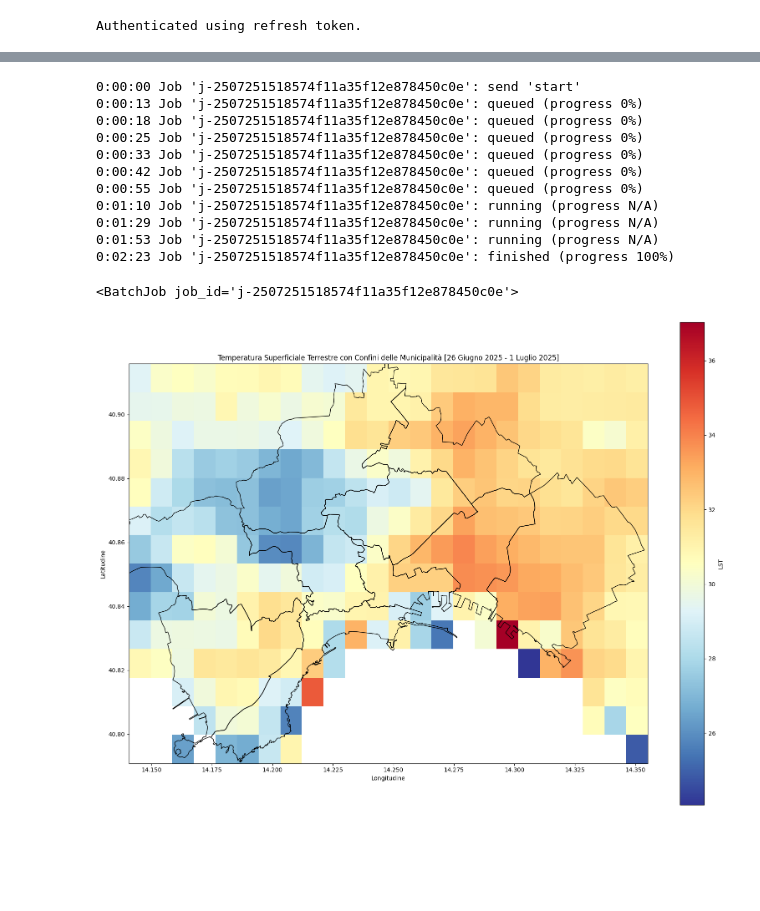
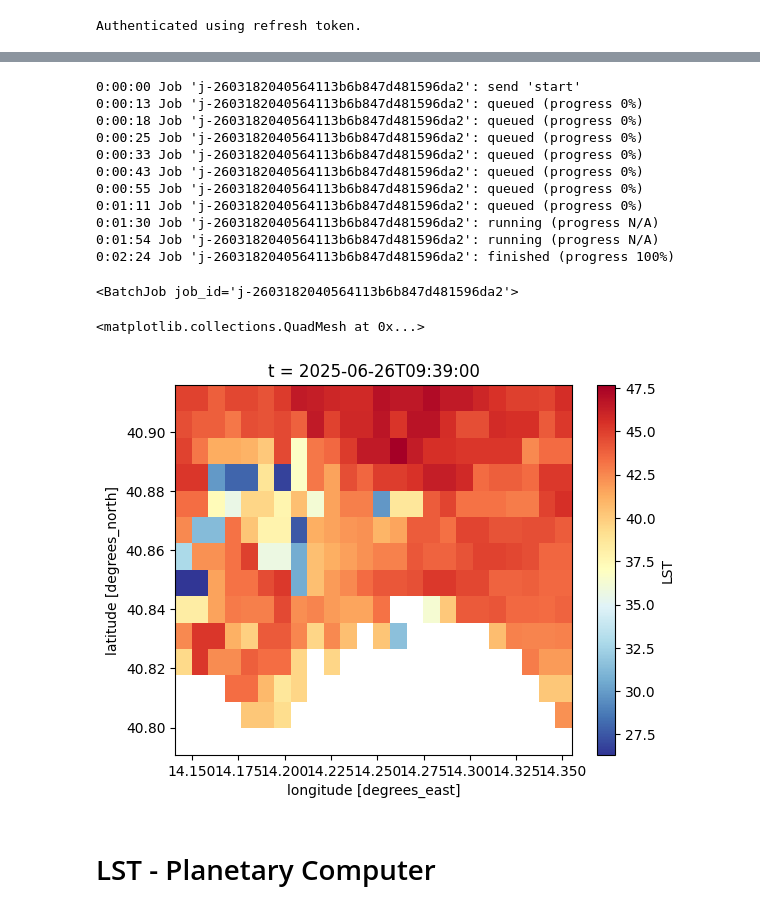
Before and after one commit to deinic/GeoCodes, a Jupyter notebook: cleanap/land_surface_temperature.ipynb, the cells around one changed output, grey strips where cells are left out. Cells and saved outputs as stored; diff of their text form; code cells hidden in the pictures; blank space fills up the shorter version.

```diff
--- a/cleanap/land_surface_temperature.ipynb
+++ b/cleanap/land_surface_temperature.ipynb
@@ -36,49 +36,41 @@ connection.list_collections()
 s3cube = connection.load_collection(
     "SENTINEL3_SLSTR_L2_LST",
     spatial_extent = spatial_extent  ,
-    temporal_extent=["2023-06-26", "2023-07-01"],  # esempio: mese di luglio 2023
+    temporal_extent=["2025-06-26", "2025-07-01"],  # esempio: mese di luglio 2025
     bands=["LST"]
 )
 
-mean_lst = s3cube.reduce_dimension(dimension="t", reducer="mean")
+#mean_lst = s3cube.reduce_dimension(dimension="t", reducer="mean")
 
 # Esegue il processo
-mean_lst.execute_batch("land_surface_temperature.nc",title="land_surface_temperature")
+s3cube.execute_batch("land_surface_temperature.nc",title="land_surface_temperature")
 # %% [output]
-0:00:00 Job 'j-2507251518574f11a35f12e878450c0e': send 'start'
-0:00:13 Job 'j-2507251518574f11a35f12e878450c0e': queued (progress 0%)
-0:00:18 Job 'j-2507251518574f11a35f12e878450c0e': queued (progress 0%)
-0:00:25 Job 'j-2507251518574f11a35f12e878450c0e': queued (progress 0%)
-0:00:33 Job 'j-2507251518574f11a35f12e878450c0e': queued (progress 0%)
-0:00:42 Job 'j-2507251518574f11a35f12e878450c0e': queued (progress 0%)
-0:00:55 Job 'j-2507251518574f11a35f12e878450c0e': queued (progress 0%)
-0:01:10 Job 'j-2507251518574f11a35f12e878450c0e': running (progress N/A)
-0:01:29 Job 'j-2507251518574f11a35f12e878450c0e': running (progress N/A)
-0:01:53 Job 'j-2507251518574f11a35f12e878450c0e': running (progress N/A)
-0:02:23 Job 'j-2507251518574f11a35f12e878450c0e': finished (progress 100%)
+0:00:00 Job 'j-2603182040564113b6b847d481596da2': send 'start'
+0:00:13 Job 'j-2603182040564113b6b847d481596da2': queued (progress 0%)
+0:00:18 Job 'j-2603182040564113b6b847d481596da2': queued (progress 0%)
+0:00:25 Job 'j-2603182040564113b6b847d481596da2': queued (progress 0%)
+0:00:33 Job 'j-2603182040564113b6b847d481596da2': queued (progress 0%)
+0:00:43 Job 'j-2603182040564113b6b847d481596da2': queued (progress 0%)
+0:00:55 Job 'j-2603182040564113b6b847d481596da2': queued (progress 0%)
+0:01:11 Job 'j-2603182040564113b6b847d481596da2': queued (progress 0%)
+0:01:30 Job 'j-2603182040564113b6b847d481596da2': running (progress N/A)
+0:01:54 Job 'j-2603182040564113b6b847d481596da2': running (progress N/A)
+0:02:24 Job 'j-2603182040564113b6b847d481596da2': finished (progress 100%)
-<BatchJob job_id='j-2507251518574f11a35f12e878450c0e'>
+<BatchJob job_id='j-2603182040564113b6b847d481596da2'>
 # %%
 
 import xarray as xr
 import matplotlib.pyplot as plt
 import geopandas as gpd
 
 municipalities = gpd.read_file("municipalita.geojson")  # Carica il GeoDataFrame delle municipalità
 
 # Carica il file NetCDF
 ds = xr.open_dataset("land_surface_temperature.nc")
 # Visualizza le variabili disponibili
-
-# I gradi della variabili LST sono in Kelvin, quindi convertiamo in Celsius
-ds['LST'] = ds['LST'] - 273.15  # Conversione da Kelvin a Celsius
-# Plotta la mappa della temperatura superficiale terrestre e la mappa delle municipalità sovrapposta
-
-fig, ax = plt.subplots(figsize=(20, 15))
-ds.LST.plot(ax=ax, cmap='RdYlBu_r')  # oppure cmap='RdYlBu'
-municipalities.boundary.plot(ax=ax, color='black', linewidth=1)  # Sovrappone i confini delle municipalità
-ax.set_title("Temperatura Superficiale Terrestre con Confini delle Municipalità [26 Giugno 2025 - 1 Luglio 2025]")
-ax.set_xlabel("Longitudine")
-ax.set_ylabel("Latitudine")
-plt.show()
+LST = ds.isel(t=1).LST
+LST = LST - 273.15  # Converti da Kelvin a Celsius
+LST.plot(cmap='RdYlBu_r')  # Visualizza la prima immagine LST
 # %% [output]
+<matplotlib.collections.QuadMesh at 0x...>
-[figure, old version]
+[figure, new version]
@@ -84,0 +92,2 @@ plt.show()
+# %% [markdown]
+# LST - Planetary Computer
```
Also changed, not shown: parts of 6 cells of this notebook, 4 other files.
